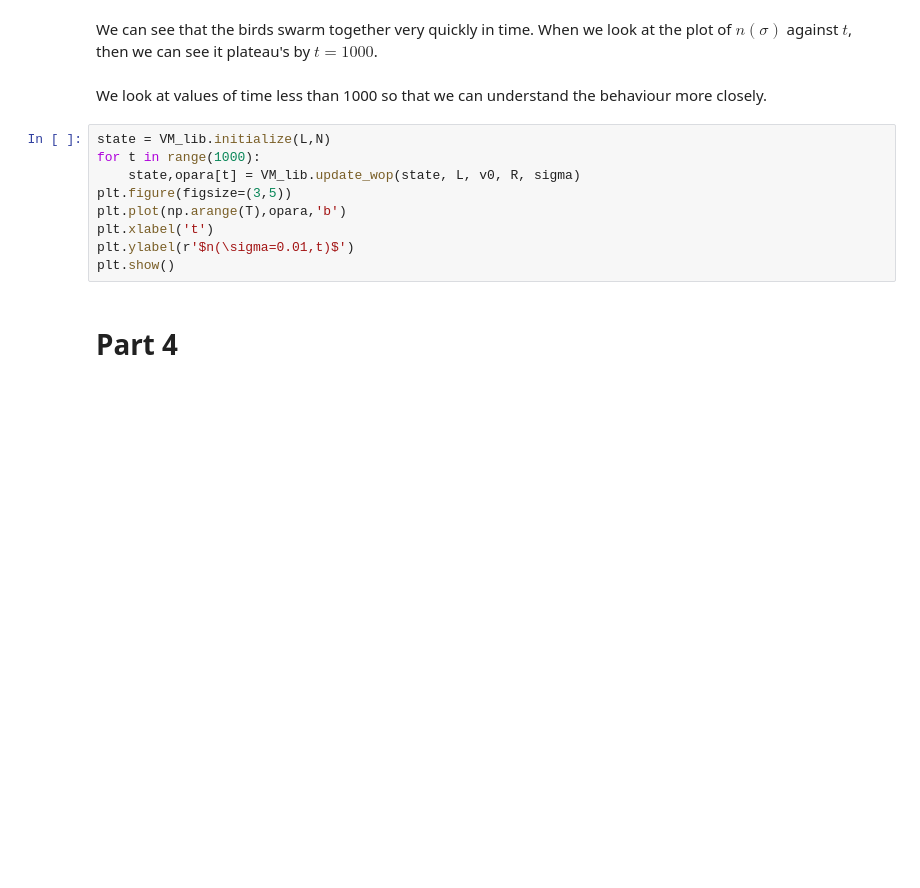
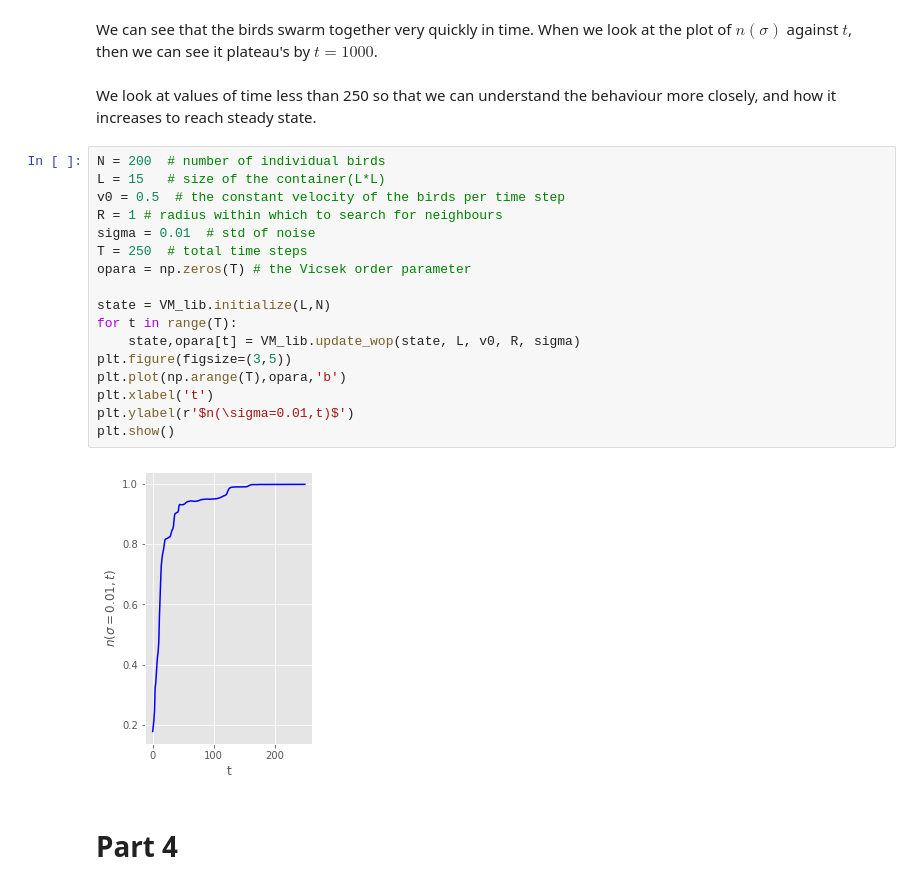
Before and after one commit to beckycrossley/Vicsek-Model, a Jupyter notebook: VM.ipynb, the cells around one changed output. Cells and saved outputs as stored; diff of their text form; blank space fills up the shorter version.

```diff
--- a/VM.ipynb
+++ b/VM.ipynb
@@ -77,16 +94,26 @@ plt.show()
 # %% [markdown]
 We can see that the birds swarm together very quickly in time. When we look at the plot of $n(\sigma)$ against $t$, then we can see it plateau's by $t=1000$.
 # %% [markdown]
-We look at values of time less than 1000 so that we can understand the behaviour more closely.
+We look at values of time less than 250 so that we can understand the behaviour more closely, and how it increases to reach steady state.
 # %%
+N = 200  # number of individual birds
+L = 15   # size of the container(L*L)
+v0 = 0.5  # the constant velocity of the birds per time step
+R = 1 # radius within which to search for neighbours
+sigma = 0.01  # std of noise
+T = 250  # total time steps
+opara = np.zeros(T) # the Vicsek order parameter
+
 state = VM_lib.initialize(L,N)
-for t in range(1000):
+for t in range(T):
     state,opara[t] = VM_lib.update_wop(state, L, v0, R, sigma)
 plt.figure(figsize=(3,5))
 plt.plot(np.arange(T),opara,'b')
 plt.xlabel('t')
 plt.ylabel(r'$n(\sigma=0.01,t)$')
 plt.show()
+# %% [output]
+[figure, added]
 # %% [markdown]
 # Part 4
 # %% [markdown]
```
Also changed, not shown: parts of 11 cells of this notebook.
